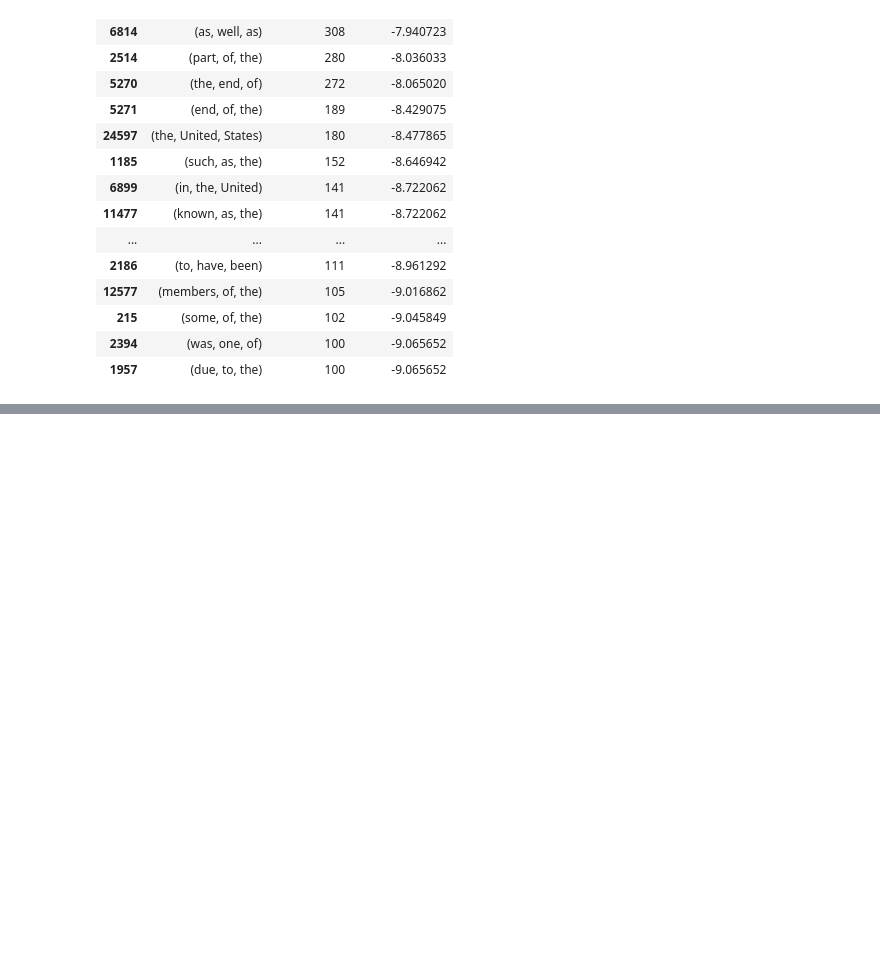
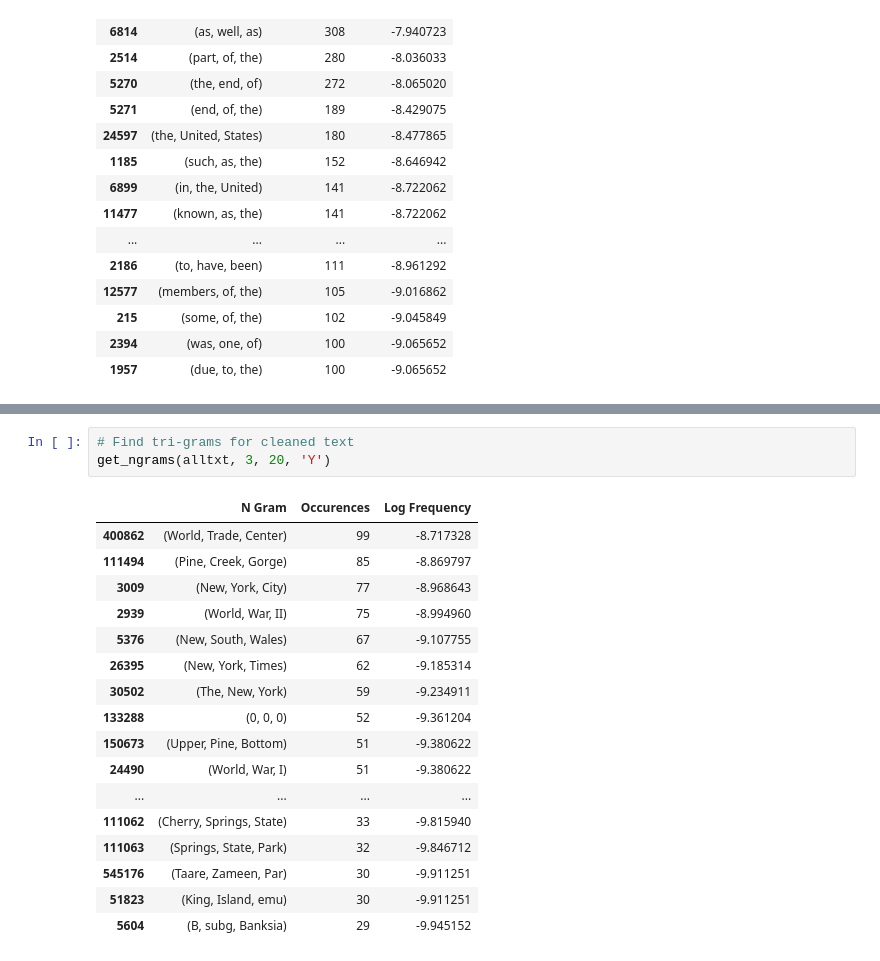
Before and after one commit to anirbanpalDSC/DSC550, a Jupyter notebook: Assignment 5.2.ipynb, the cells around one changed output, grey strips where cells are left out. Drawn from its saved outputs; the diff is of its cells as text; blank space fills up the shorter version.

```diff
--- a/Assignment 5.2.ipynb
+++ b/Assignment 5.2.ipynb
@@ -356,0 +336,21 @@ alltxt.split()
+# %%
+# Find tri-grams for cleaned text
+get_ngrams(alltxt, 3, 20, 'Y')
+# %% [output]
+|  | N Gram | Occurences | Log Frequency |
+| 400862 | (World, Trade, Center) | 99 | -8.717328 |
+| 111494 | (Pine, Creek, Gorge) | 85 | -8.869797 |
+| 3009 | (New, York, City) | 77 | -8.968643 |
+| 2939 | (World, War, II) | 75 | -8.994960 |
+| 5376 | (New, South, Wales) | 67 | -9.107755 |
+| 26395 | (New, York, Times) | 62 | -9.185314 |
+| 30502 | (The, New, York) | 59 | -9.234911 |
+| 133288 | (0, 0, 0) | 52 | -9.361204 |
+| 150673 | (Upper, Pine, Bottom) | 51 | -9.380622 |
+| 24490 | (World, War, I) | 51 | -9.380622 |
+| ... | ... | ... | ... |
+| 111062 | (Cherry, Springs, State) | 33 | -9.815940 |
+| 111063 | (Springs, State, Park) | 32 | -9.846712 |
+| 545176 | (Taare, Zameen, Par) | 30 | -9.911251 |
+| 51823 | (King, Island, emu) | 30 | -9.911251 |
+| 5604 | (B, subg, Banksia) | 29 | -9.945152 |
```
Also changed, not shown: parts of 8 cells of this notebook.
